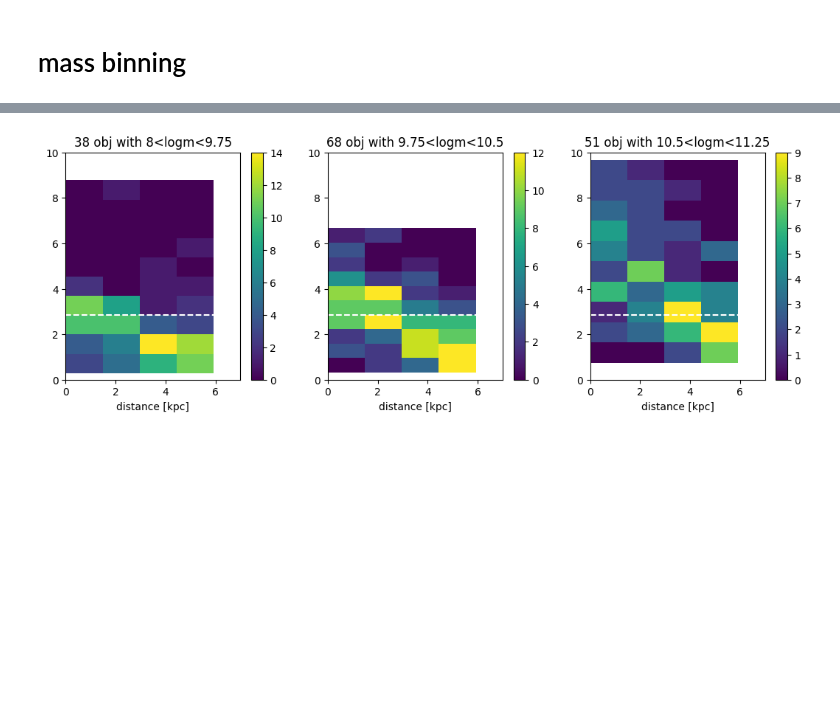
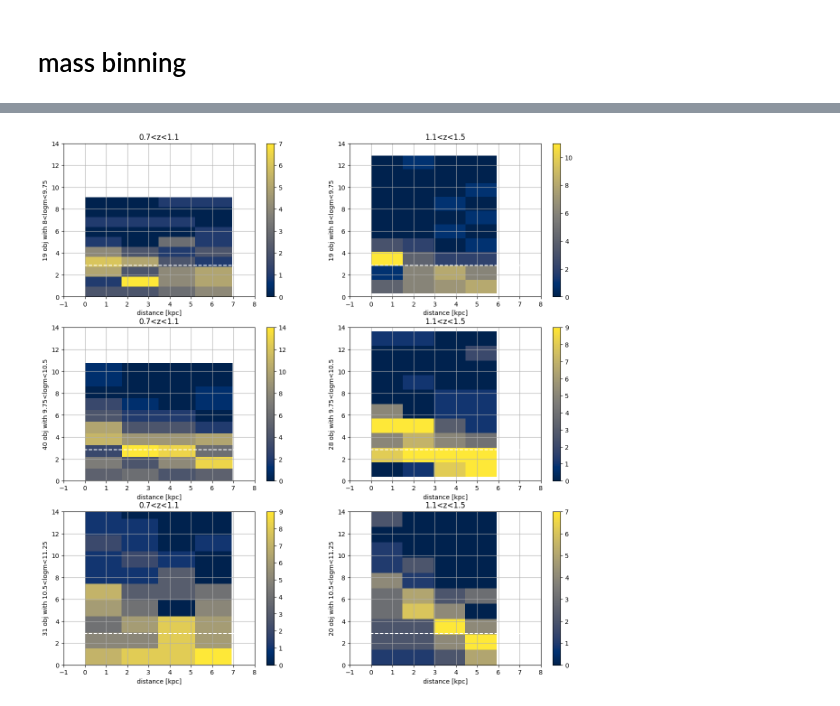
Before and after one commit to 2003cy/Balmer-Decrement-CLEAR, a Jupyter notebook: 6_binning.ipynb, the cells around one changed output, grey strips where cells are left out. Saved outputs shown, nothing was run; the diff lists cells and outputs as text; code cells hidden in the pictures; blank space fills up the shorter version.

Commit message:
update, pixel-pixel balmer, tinytim psf and binning

```diff
--- a/6_binning.ipynb
+++ b/6_binning.ipynb
@@ -56,0 +152,18 @@ plt.show()
+# %%
+r_lis = np.array(()); balmer_lis = np.array(())
+for obj in obj_lis_sel:
+        path = f"data_extracted/{file_name(obj,prefix='extracted')}"
+        with fits.open(path) as hdu:
+                r,ha_r,ha_r_err, hb_r, hb_r_err, balmer_r, balmer_r_err = np.vstack(find_data('RAD_PROFILE',hdu)[1].data).transpose()
+
+                r_lis = np.append(r_lis,r)
+                balmer_lis = np.append(balmer_lis,balmer_r)
+                #plt.errorbar(r,balmer_r,yerr = balmer_r_err,linewidth=1,marker='.',elinewidth=0)
+
+mask = np.logical_and(r_lis<5,balmer_lis<12)
+plt.hist2d(r_lis[mask],balmer_lis[mask],bins=(6,15))#, bins=(10,20))
+plt.xlim(-1,6);plt.ylim(0,14)
+plt.title(f'no binning, total of {len(obj_lis_sel)} objs')
+plt.xlabel('distance [kpc]')
+plt.axhline(2.86,0,7,linestyle='--',color='white')
+plt.colorbar()
@@ -57,26 +173,29 @@ plt.show()
 # %%
-ax =plt.figure(figsize=(13,4))
+index=1
+ax =plt.figure(figsize=(15,15))
+for i in range(len(bins_m)-1):
+    for j in range(len(bins_z)-1):
+        ax.add_subplot(int(f'32{index}'));index+=1
+        r_lis = np.array(()); ha_lis = []; hb_lis = []; balmer_lis = np.array(())
 
-for i in range(len(bins_m)-1):
-    ax.add_subplot(int(f'13{i+1}'))
-    r_lis = np.array(()); balmer_lis = np.array(())
+        for obj in obj_lis[np.logical_and(binning_m==i+1,binning_z==j+1)]:
+            path = f"data_extracted/{file_name(obj,prefix='extracted')}"
+            with fits.open(path) as hdu:
+                r,ha_r,ha_r_err, hb_r, hb_r_err, balmer_r, balmer_r_err = np.vstack(find_data('RAD_PROFILE_CONV',hdu)[1].data).transpose()
+                r_lis = np.append(r_lis,r)
+                balmer_lis = np.append(balmer_lis,balmer_r)
+                #plt.errorbar(r,balmer_r,yerr = balmer_r_err,linewidth=1,marker='.',elinewidth=0)
 
-    for obj in obj_lis_sel[obj_lis_sel['bin_m']==i+1]:
-        path = f"data_extracted/{file_name(obj,prefix='extracted')}"
-        with fits.open(path) as hdu:
-            r,ha_r,ha_r_err, hb_r, hb_r_err, balmer_r, balmer_r_err = np.vstack(find_data('RAD_PROFILE',hdu).data).transpose()
+        mask = np.logical_and(r_lis<7,balmer_lis<15)
+        plt.hist2d(r_lis[mask],balmer_lis[mask],bins=(4,10),cmap = 'cividis')#, bins=(10,20))
+        plt.xlim(-1,8);plt.ylim(0,14)
+        plt.title(f'{bin_label_z[j]}')
+        plt.ylabel(f'{len(obj_lis[np.logical_and(binning_m==i+1,binning_z==j+1)])} obj with {bin_label_m[i]}')
+        plt.xlabel('distance [kpc]')
+        plt.colorbar()
+        plt.grid()
+        plt.axhline(2.86,0,7,linestyle='--',color='white')
 
-            r_lis = np.append(r_lis,r)
-            balmer_lis = np.append(balmer_lis,balmer_r)
-            #plt.errorbar(r,balmer_r,yerr = balmer_r_err,linewidth=1,marker='.',elinewidth=0)
-
-    mask = np.logical_and(r_lis<6,balmer_lis<10)
-    plt.hist2d(r_lis[mask],balmer_lis[mask],bins=(4,10))#, bins=(10,20))
-    plt.xlim(0,7);plt.ylim(0,10)
-    plt.title(f'{len(obj_lis[binning_m==i+1])} obj with {bin_label_m[i]}')
-    plt.xlabel('distance [kpc]')
-    plt.axhline(2.86,0,7,linestyle='--',color='white')
-    plt.colorbar()
 plt.show()
 # %% [output]
-[figure, old version]
+[figure, new version]
```
Also changed, not shown: parts of 8 cells of this notebook, 16 other files.
